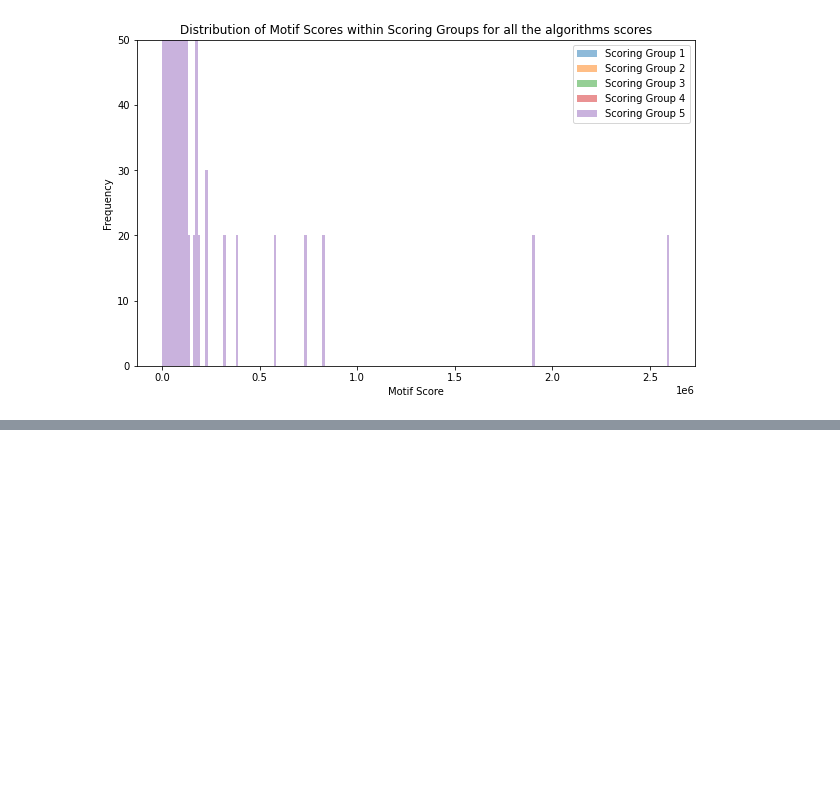
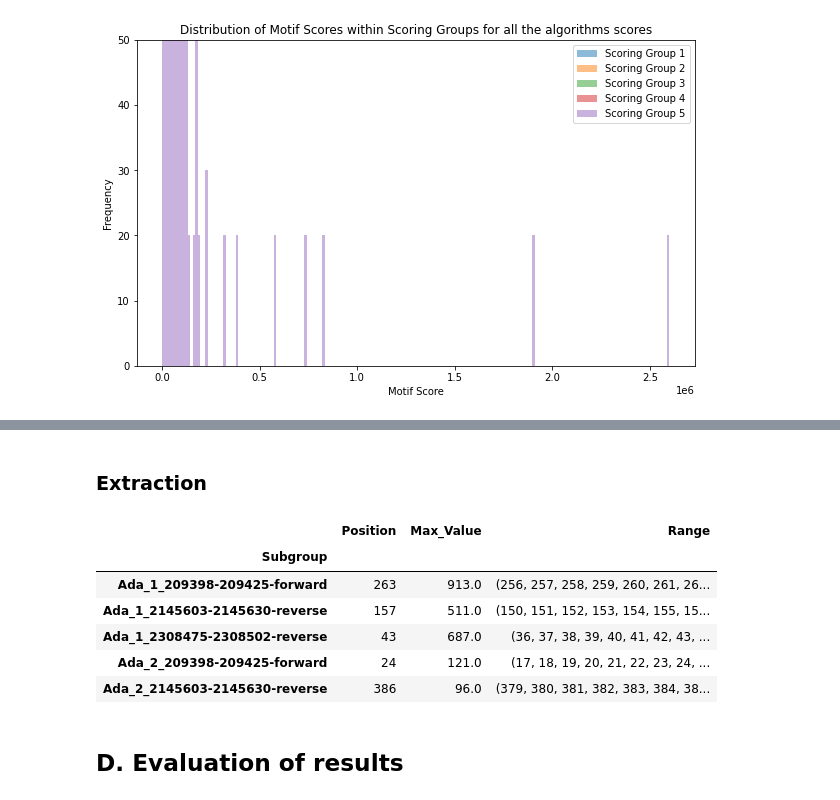
Before and after one commit to SpyrosAlvanakis/Molecular_Algorithms_project, a Jupyter notebook: Run_EMD_Pipeline.ipynb, the cells around one changed output, grey strips where cells are left out. Saved outputs shown, nothing was run; the diff lists cells and outputs as text; code cells hidden in the pictures; blank space fills up the shorter version.

```diff
--- a/Run_EMD_Pipeline.ipynb
+++ b/Run_EMD_Pipeline.ipynb
@@ -198,0 +272,13 @@ plt.show()
+# %% [markdown]
+### Extraction
+# %%
+max_values_df = get_max_and_range(smoothed_results)
+max_values_df.head()
+# %% [output]
+|  | Position | Max_Value | Range |
+| Subgroup |  |  |  |
+| Ada_1_209398-209425-forward | 263 | 913.0 | (256, 257, 258, 259, 260, 261, 26... |
+| Ada_1_2145603-2145630-reverse | 157 | 511.0 | (150, 151, 152, 153, 154, 155, 15... |
+| Ada_1_2308475-2308502-reverse | 43 | 687.0 | (36, 37, 38, 39, 40, 41, 42, 43, ... |
+| Ada_2_209398-209425-forward | 24 | 121.0 | (17, 18, 19, 20, 21, 22, 23, 24, ... |
+| Ada_2_2145603-2145630-reverse | 386 | 96.0 | (379, 380, 381, 382, 383, 384, 38... |
@@ -198,0 +287,2 @@ plt.show()
+# %% [markdown]
+## D. Evaluation of results
```
Also changed, not shown: parts of 14 cells of this notebook, 1 other file.
